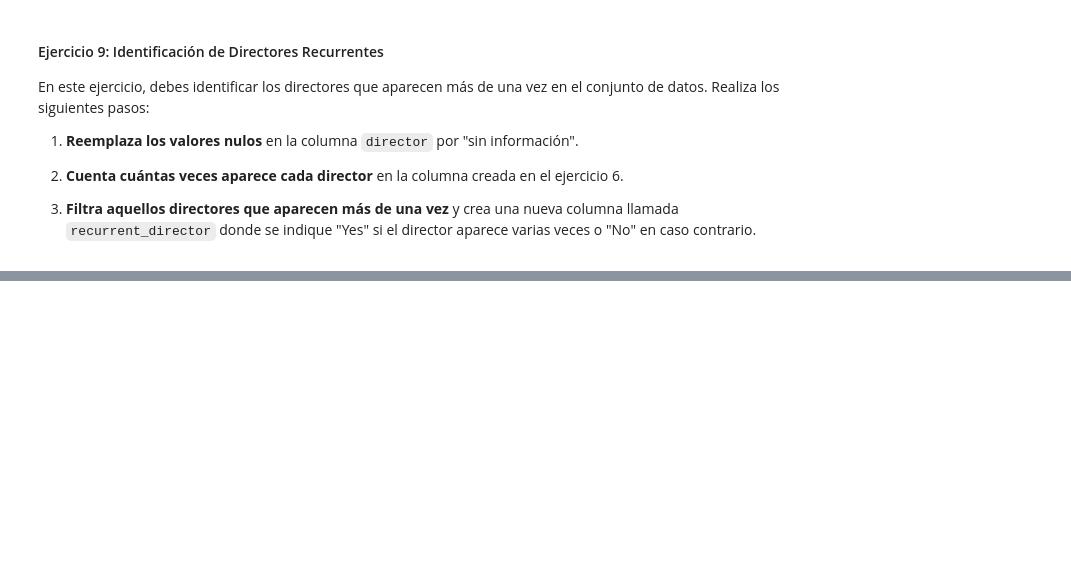
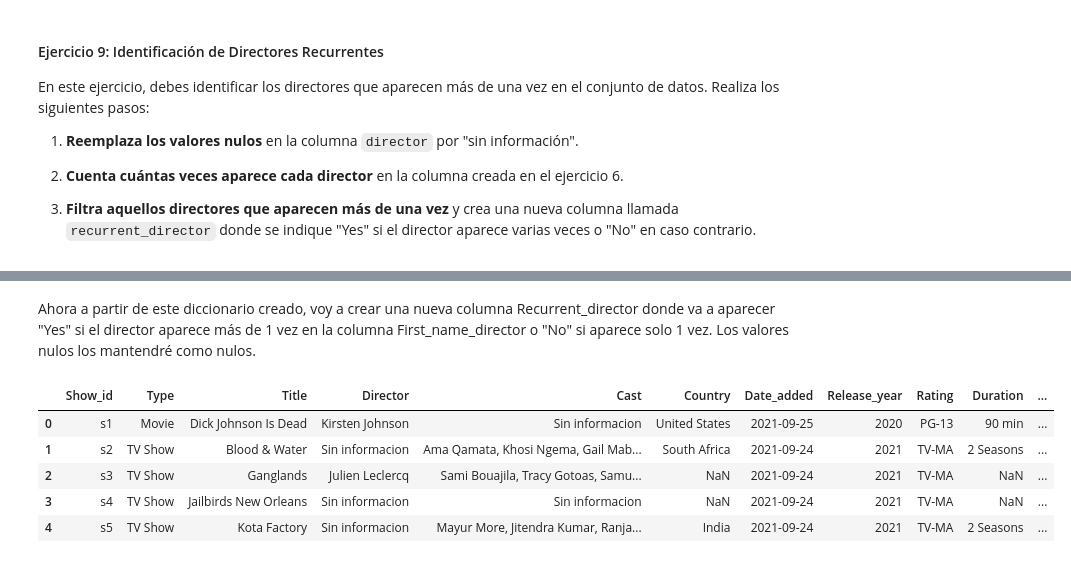
Before and after one commit to raquelscv/laboratorio-Pandas-Limpieza, a Jupyter notebook: laboratorio-modulo2-leccion05-limpieza.ipynb, the cells around one changed output, grey strips where cells are left out. Cells and saved outputs as stored; diff of their text form; code cells hidden in the pictures; blank space fills up the shorter version.

```diff
--- a/laboratorio-modulo2-leccion05-limpieza.ipynb
+++ b/laboratorio-modulo2-leccion05-limpieza.ipynb
@@ -363,0 +385,16 @@ En este ejercicio, debes identificar los directores que aparecen más de una vez
+# %%
+#Creo una función que va a contar cuantas veces aparece cada director en la columna First_name_director. Como parámetro entrará la columna e irá iterando por ella. Lo primero es que apendea cada director en una lista de forma que a continuación se pueda contar cada director cuantas veces aparece en esa lista y lo recojo en un diccionario (nombre del director y las veces que aparece en la columna).
+def veces_director(directores):
+    nombres = []
+    dicc_directores = {}
+    for director in directores:
+        if pd.notnull(director):
+            nombres.append(director)
+    for nombre in nombres:
+        clave = nombre
+        valor = nombres.count(nombre)
+        dicc_directores.update({clave:valor})
+    return dicc_directores
+
+numero_veces_director = veces_director(df_netflix_final["First_name_director"])
+numero_veces_director
@@ -363,0 +419,13 @@ En este ejercicio, debes identificar los directores que aparecen más de una vez
+# %% [markdown]
+Ahora a partir de este diccionario creado, voy a crear una nueva columna Recurrent_director donde va a aparecer "Yes" si el director aparece más de 1 vez en la columna First_name_director o "No" si aparece solo 1 vez. Los valores nulos los mantendré como nulos.
+# %%
+#Genero la nueva columna recurrent_director a partir de first_name_director aplicandole una función lambda (que en primer lugar revisa si el registro es nulo y si lo es, devuelve un nulo, y si no lo es entonces devuelve "Yes" cuando indexando en el diccionario por el nombre del director que es la clave devuelve un valor que es el número de veces que aparece el director > 1, si no devuele "No")
+df_netflix_final["Recurrent_director"] = df_netflix_final.apply(lambda x: np.nan if pd.isnull(x["First_name_director"]) else "Yes" if numero_veces_director[x["First_name_director"]] > 1 else "No", axis=1)
+df_netflix_final.head()
+# %% [output]
+|  | Show_id | Type | Title | Director | Cast | Country | Date_added | Release_year | Rating | Duration | ... |
+| 0 | s1 | Movie | Dick Johnson Is Dead | Kirsten Johnson | Sin informacion | United States | 2021-09-25 | 2020 | PG-13 | 90 min | ... |
+| 1 | s2 | TV Show | Blood & Water | Sin informacion | Ama Qamata, Khosi Ngema, Gail Mab... | South Africa | 2021-09-24 | 2021 | TV-MA | 2 Seasons | ... |
+| 2 | s3 | TV Show | Ganglands | Julien Leclercq | Sami Bouajila, Tracy Gotoas, Samu... | NaN | 2021-09-24 | 2021 | TV-MA | NaN | ... |
+| 3 | s4 | TV Show | Jailbirds New Orleans | Sin informacion | Sin informacion | NaN | 2021-09-24 | 2021 | TV-MA | NaN | ... |
+| 4 | s5 | TV Show | Kota Factory | Sin informacion | Mayur More, Jitendra Kumar, Ranja... | India | 2021-09-24 | 2021 | TV-MA | 2 Seasons | ... |
```
Also changed, not shown: parts of 14 cells of this notebook.
